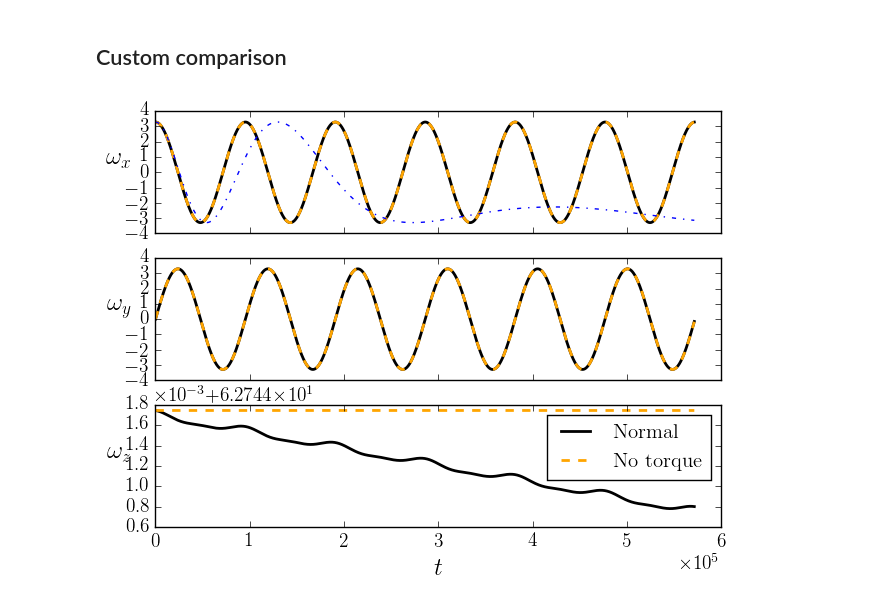
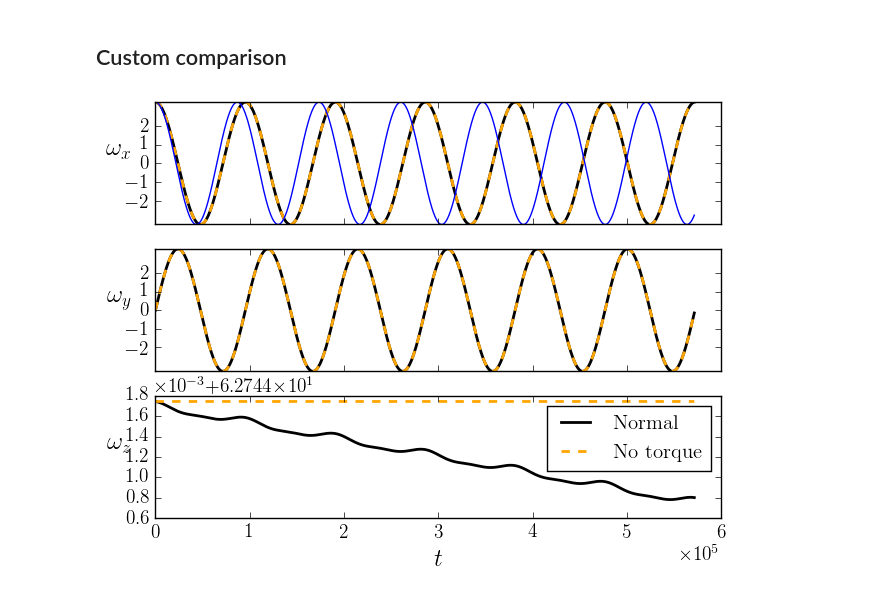
Before and after one commit to GregoryAshton/neutron_star_modelling, a Jupyter notebook: SpindownRate/LearningAboutSpindown.ipynb, the cells around one changed output. Saved outputs shown, nothing was run; the diff lists cells and outputs as text; code cells hidden in the pictures.

```diff
--- a/SpindownRate/LearningAboutSpindown.ipynb
+++ b/SpindownRate/LearningAboutSpindown.ipynb
@@ -170,17 +170,20 @@ plt.show()
 # %%
 
 
 axes = Plot.simple_plot(normal, ls="-", lw=2, label="Normal")
 axes = Plot.simple_plot(NoTorque, axes=axes, color="orange", ls="--", lw=2, label="No torque")
 
 def wx(t, w0, a, epsI, epsA):
-    arg = 0.999*  w0 * epsI * np.exp(-2*w0**2 * epsA/(epsI+1) * t) * t
+    R = 1e6
+    c = 3e10
+    wz = 1.0 / np.sqrt(2*R/(3*c) * epsA * t + w0**2)
+    arg = 69 * w0 * epsI * wz * t
     return w0 * np.sin(np.radians(a)) * np.cos(arg)
 
 time = File_Functions.One_Component_Import(normal)[0]
-axes[0].plot(time, wx(time, omega0, a0, epsI3, epsA), ls="-.")
+axes[0].plot(time, wx(time, omega0, a0, epsI3, epsA), ls="-")
 
 axes[-1].legend()
 plt.show()
 # %% [output]
-[figure, old version]
+[figure, new version]
```
Also changed, not shown: parts of 1 cell of this notebook.
